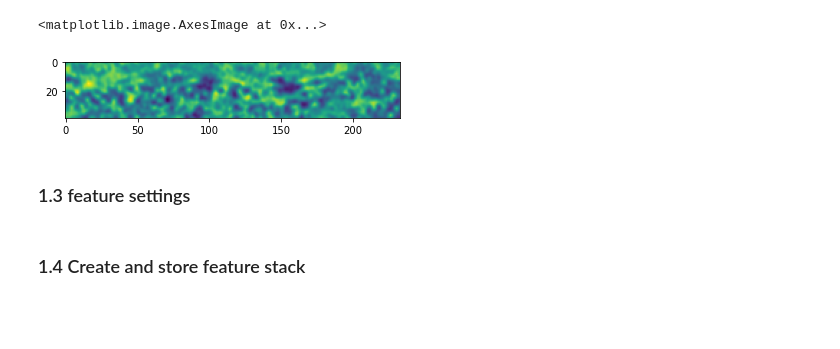
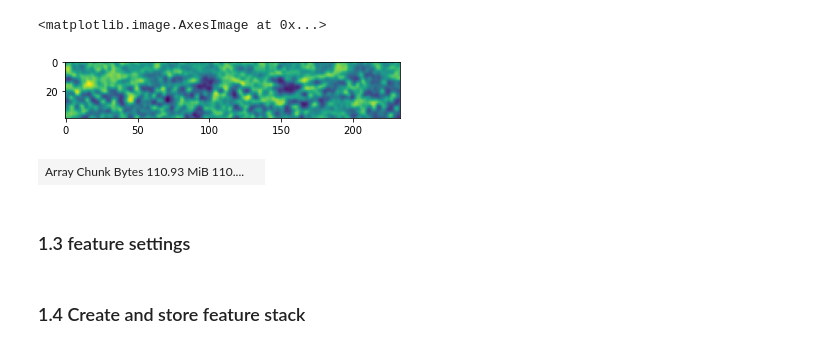
Before and after one commit to Pescatore23/pytrainseg, a Jupyter notebook: pyTMLS_4D_test.ipynb, the cells around one changed output. Cells and saved outputs as stored; diff of their text form; code cells hidden in the pictures; blank space fills up the shorter version.

```diff
--- a/pyTMLS_4D_test.ipynb
+++ b/pyTMLS_4D_test.ipynb
@@ -248,6 +263,15 @@ data = xr.Dataset({'tomo': (['x','y','z','t'], J_4D_data)},
                             't': np.arange(J_4D_data.shape[3])})
 # %%
 data.to_netcdf(os.path.join(folder, 'tomodata.nc'))
+# %%
+datapath = '/mpc/homes/fische_r/testing/tomodata.nc'
+rawdata = xr.load_dataset(datapath)
+# %%
+da = dask.array.from_array(rawdata['tomo'].data)
+# %%
+da
+# %% [output]
+| Array Chunk Bytes 110.93 MiB 110.... |  |
 # %% [markdown]
 ### 1.3 feature settings
 # %%
```
Also changed, not shown: parts of 20 cells of this notebook, 1 other file.
